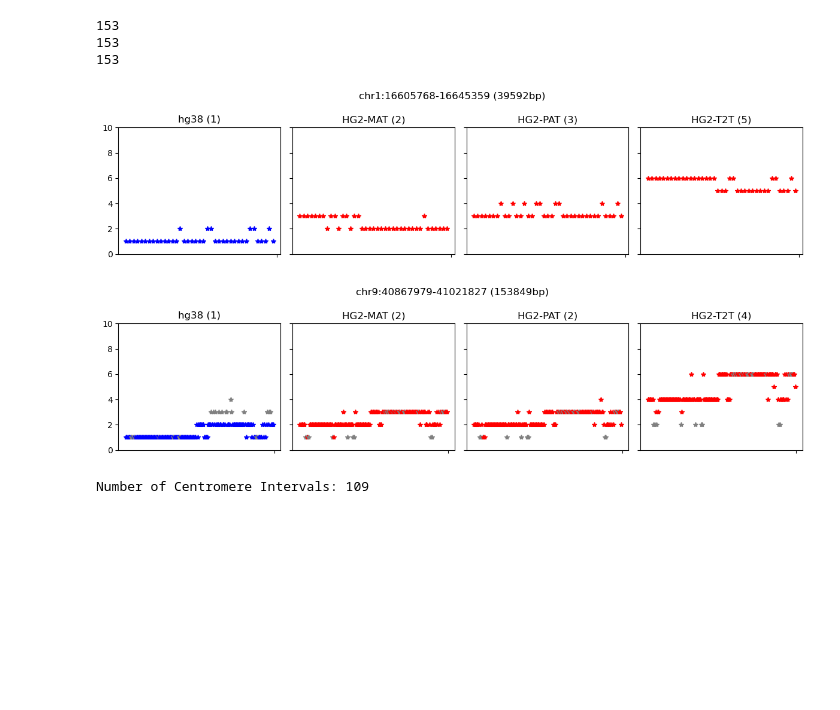
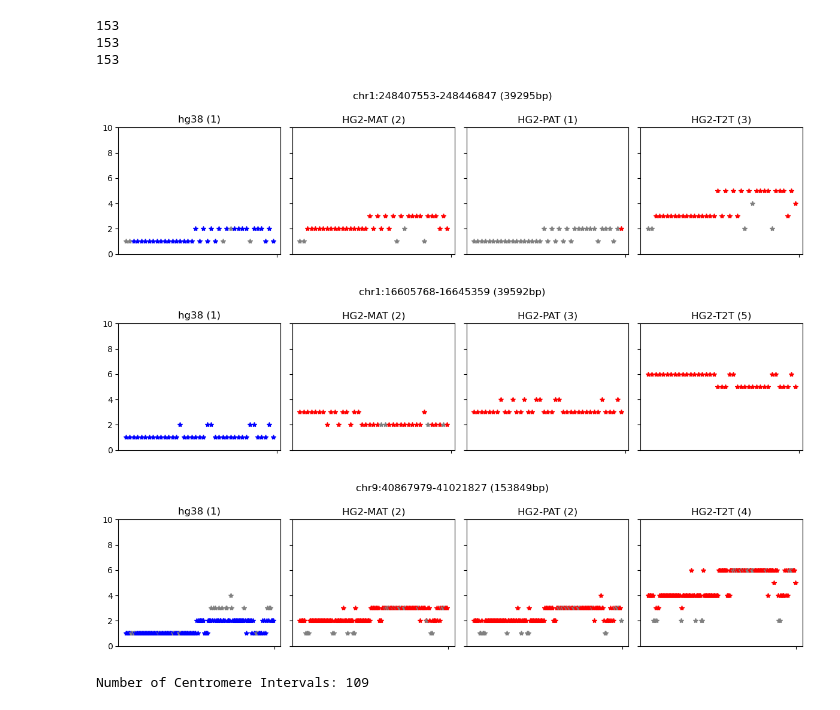
Before and after one commit to broadinstitute/T2T-ACE, a Jupyter notebook: notebooks/yg_dev_notebook.ipynb, the cells around one changed output. Saved outputs shown, nothing was run; the diff lists cells and outputs as text; code cells hidden in the pictures; blank space fills up the shorter version.

```diff
--- a/notebooks/yg_dev_notebook.ipynb
+++ b/notebooks/yg_dev_notebook.ipynb
@@ -554,9 +554,19 @@ def plot_single_bin_alignment(interval):
 
 
     for i in sliding_window_interval_list:
-        if sliding_window_hg38_hit_list[sliding_window_interval_list.index(i)] < sliding_window_hg2_mat_hit_list[sliding_window_interval_list.index(i)] or sliding_window_hg38_hit_list[sliding_window_interval_list.index(i)] < sliding_window_hg2_pat_hit_list[sliding_window_interval_list.index(i)]:
+        if sliding_window_hg38_hit_list[sliding_window_interval_list.index(i)] < sliding_window_hg2_mat_hit_list[sliding_window_interval_list.index(i)] and sliding_window_hg38_hit_list[sliding_window_interval_list.index(i)] < sliding_window_hg2_pat_hit_list[sliding_window_interval_list.index(i)]:
             axs[0].plot(i, sliding_window_hg38_hit_list[sliding_window_interval_list.index(i)], '*', color='blue')
             axs[1].plot(i, sliding_window_hg2_mat_hit_list[sliding_window_interval_list.index(i)], '*', color='red')
+            axs[2].plot(i, sliding_window_hg2_pat_hit_list[sliding_window_interval_list.index(i)], '*', color='red')
+            axs[3].plot(i, sliding_window_hg2_hit_list[sliding_window_interval_list.index(i)], '*', color='red')
+        elif sliding_window_hg38_hit_list[sliding_window_interval_list.index(i)] < sliding_window_hg2_mat_hit_list[sliding_window_interval_list.index(i)] and sliding_window_hg38_hit_list[sliding_window_interval_list.index(i)] >= sliding_window_hg2_pat_hit_list[sliding_window_interval_list.index(i)]:
+            axs[0].plot(i, sliding_window_hg38_hit_list[sliding_window_interval_list.index(i)], '*', color='blue')
+            axs[1].plot(i, sliding_window_hg2_mat_hit_list[sliding_window_interval_list.index(i)], '*', color='red')
+            axs[2].plot(i, sliding_window_hg2_pat_hit_list[sliding_window_interval_list.index(i)], '*', color='grey')
+            axs[3].plot(i, sliding_window_hg2_hit_list[sliding_window_interval_list.index(i)], '*', color='red')
+        elif sliding_window_hg38_hit_list[sliding_window_interval_list.index(i)] >= sliding_window_hg2_mat_hit_list[sliding_window_interval_list.index(i)] and sliding_window_hg38_hit_list[sliding_window_interval_list.index(i)] < sliding_window_hg2_pat_hit_list[sliding_window_interval_list.index(i)]:
+            axs[0].plot(i, sliding_window_hg38_hit_list[sliding_window_interval_list.index(i)], '*', color='blue')
+            axs[1].plot(i, sliding_window_hg2_mat_hit_list[sliding_window_interval_list.index(i)], '*', color='grey')
             axs[2].plot(i, sliding_window_hg2_pat_hit_list[sliding_window_interval_list.index(i)], '*', color='red')
             axs[3].plot(i, sliding_window_hg2_hit_list[sliding_window_interval_list.index(i)], '*', color='red')
         else:
@@ -583,14 +593,18 @@ def plot_single_bin_alignment(interval):
 
     fig.suptitle(f'{interval} ({ip.interval_size(interval)}bp)')
     plt.tight_layout()
+# %%
+plot_single_bin_alignment("chr1:248407553-248446847")
+# %% [output]
+[figure, added]
 # %%
 plot_single_bin_alignment(tp_dups[1])
 # %% [output]
-[figure, old version]
+[figure, new version]
 # %%
 plot_single_bin_alignment(tp_dups[19])
 # %% [output]
-[figure, old version]
+[figure, new version]
 # %%
 # Process centromere intervals from USCS
 # And annotate the DUPs that overlap with centromere
```
Also changed, not shown: parts of 3 cells of this notebook, 3 other files.
